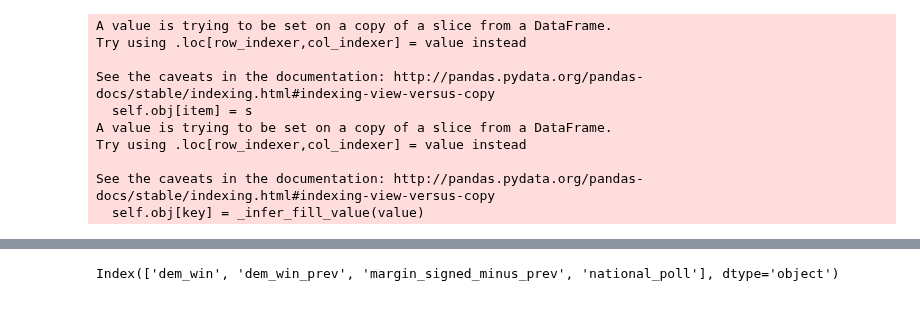
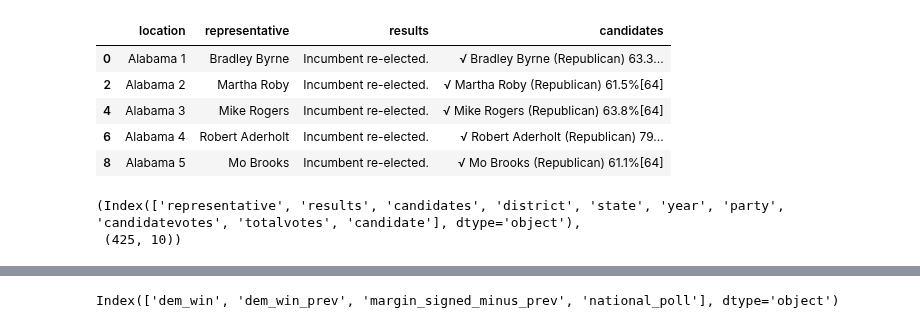
Before and after one commit to WildTangles/ac209a_project, a Jupyter notebook: House-Preprocessing.ipynb, the cells around one changed output, grey strips where cells are left out. Saved outputs shown, nothing was run; the diff lists cells and outputs as text; code cells hidden in the pictures.

```diff
--- a/House-Preprocessing.ipynb
+++ b/House-Preprocessing.ipynb
@@ -12,15 +12,4 @@ houseResFile = "Datasets/fec/1976-2016-house.csv"
 # %%
 winners_df, winners2_df  = hfunc.load_data(houseResFile, minYear=2002)
 winners_df, winners2_df = hfunc.clean_index(winners_df), hfunc.clean_index(winners2_df)
-data = hfunc.fetch_trimmed_data(winners_df, winners2_df, minYear=2004)
+#data = hfunc.fetch_trimmed_data(winners_df, winners2_df, minYear=2004)
-# %% [output]
-A value is trying to be set on a copy of a slice from a DataFrame.
-Try using .loc[row_indexer,col_indexer] = value instead
-
-See the caveats in the documentation: http://pandas.pydata.org/pandas-docs/stable/indexing.html#indexing-view-versus-copy
-  self.obj[item] = s
-A value is trying to be set on a copy of a slice from a DataFrame.
-Try using .loc[row_indexer,col_indexer] = value instead
-
-See the caveats in the documentation: http://pandas.pydata.org/pandas-docs/stable/indexing.html#indexing-view-versus-copy
-  self.obj[key] = _infer_fill_value(value)
@@ -26,0 +20,19 @@ See the caveats in the documentation: http://pandas.pydata.org/pandas-docs/stabl
+# %%
+houseResFile = "Datasets/fec/2018wiki-12072018.csv"
+wiki2018 = pd.read_csv(houseResFile, header=None)
+wiki2018.columns = ['location', 'PVI', 'representative', 'party', 'first_elected', 'results', 'candidates']
+wiki2018 = wiki2018[['location', 'representative', 'results', 'candidates']]
+
+wiki2018_clean = pd.DataFrame()
+for key, shard in wiki2018.groupby(['location', 'representative', 'results']):
+    shard = shard[shard['candidates'].str.contains('√')]
+    wiki2018_clean = wiki2018_clean.append(shard)
+wiki2018 = wiki2018_clean
+wiki2018_clean.head()
+# %% [output]
+|  | location | representative | results | candidates |
+| 0 | Alabama 1 | Bradley Byrne | Incumbent re-elected. | √ Bradley Byrne (Republican) 63.3... |
+| 2 | Alabama 2 | Martha Roby | Incumbent re-elected. | √ Martha Roby (Republican) 61.5%[64] |
+| 4 | Alabama 3 | Mike Rogers | Incumbent re-elected. | √ Mike Rogers (Republican) 63.8%[64] |
+| 6 | Alabama 4 | Robert Aderholt | Incumbent re-elected. | √ Robert Aderholt (Republican) 79... |
+| 8 | Alabama 5 | Mo Brooks | Incumbent re-elected. | √ Mo Brooks (Republican) 61.1%[64] |
@@ -26,0 +59,28 @@ See the caveats in the documentation: http://pandas.pydata.org/pandas-docs/stabl
+# %%
+def clean_location(row):
+    index_0_string = 'at-large'
+    if row['location'][-len(index_0_string):] == index_0_string:
+        row['district'] = 1
+        row['state'] = row['location'][:-len(index_0_string)].strip()
+    else:
+        index = None
+        for cursor, char in enumerate(row['location'][::-1]):
+            if not char.isnumeric():
+                index = cursor
+        row['district'] = row['location'][index-1:].strip()
+        row['state'] = row['location'][:index-1].strip()
+
+    row['state'] = state_abbrs[np.where(state_names == row['state'].upper())][0]
+    row['year'] = 2018
+    row['party'] = row['candidates'][row['candidates'].find('(')+1:row['candidates'].find(')')]
+
+    row['candidatevotes'] = None
+    row['totalvotes'] = None
+    row['candidate'] = None
+
+    return row
+wiki2018 = wiki2018.apply(clean_location, axis=1).drop('location', axis=1)
+wiki2018.columns, wiki2018.shape
+# %% [output]
+(Index(['representative', 'results', 'candidates', 'district', 'state', 'year', 'party', 'candidatevotes', 'totalvotes', 'candidate'], dtype='object'),
+ (425, 10))
```
Also changed, not shown: parts of 18 cells of this notebook, 5 other files.
